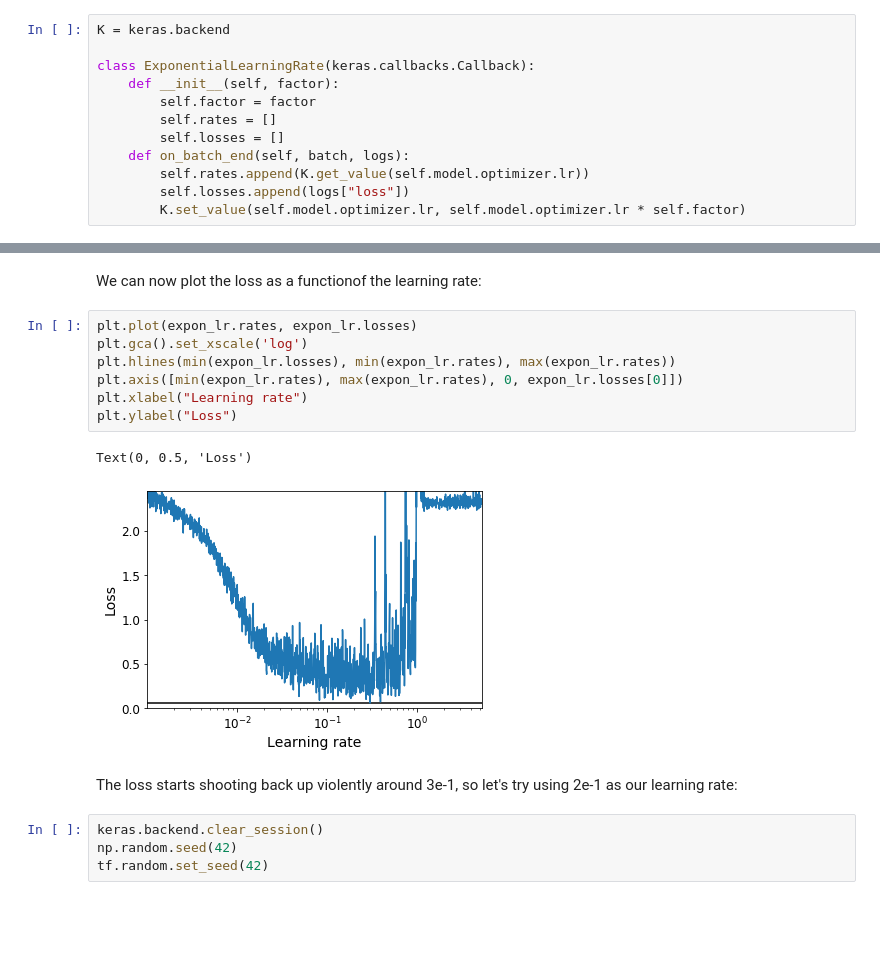
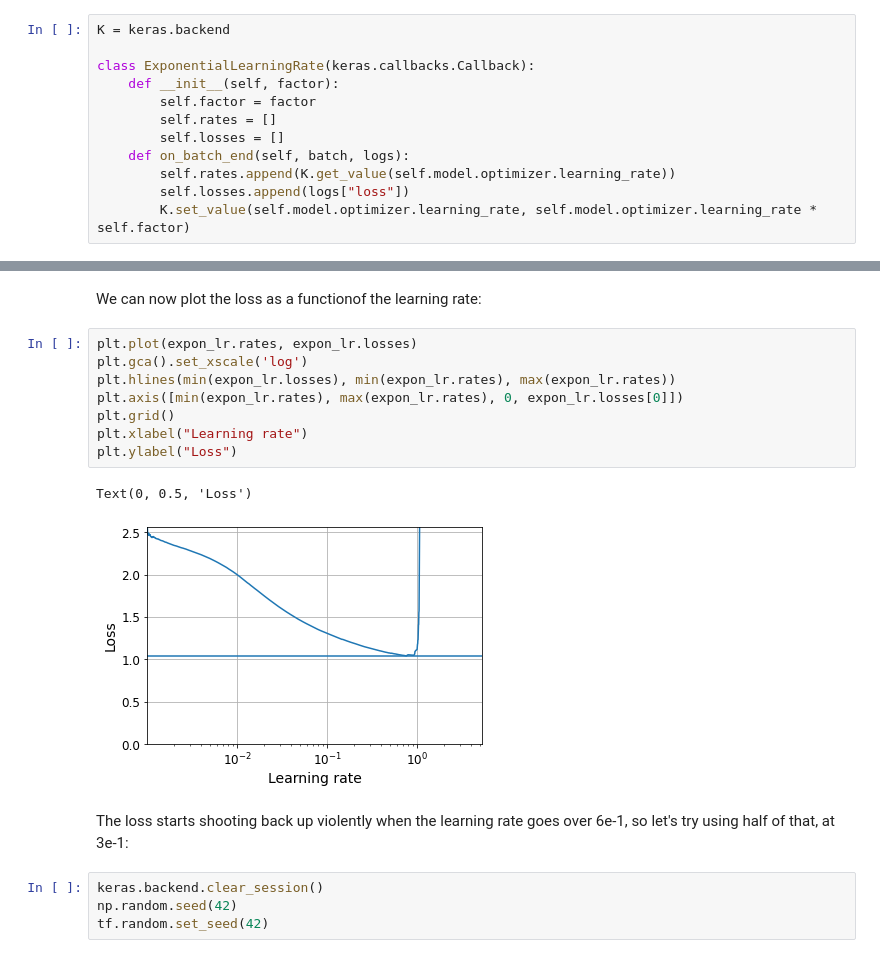
Before and after one commit to rapidcrawler/homl_2e, a Jupyter notebook: a_ageron/10_neural_nets_with_keras.ipynb, the cells around one changed output, grey strips where cells are left out. Cells and saved outputs as stored; diff of their text form; blank space fills up the shorter version.

```diff
--- a/a_ageron/10_neural_nets_with_keras.ipynb
+++ b/a_ageron/10_neural_nets_with_keras.ipynb
@@ -1198,9 +1195,9 @@ class ExponentialLearningRate(keras.callbacks.Callback):
         self.rates = []
         self.losses = []
     def on_batch_end(self, batch, logs):
-        self.rates.append(K.get_value(self.model.optimizer.lr))
+        self.rates.append(K.get_value(self.model.optimizer.learning_rate))
         self.losses.append(logs["loss"])
-        K.set_value(self.model.optimizer.lr, self.model.optimizer.lr * self.factor)
+        K.set_value(self.model.optimizer.learning_rate, self.model.optimizer.learning_rate * self.factor)
 # %%
 keras.backend.clear_session()
 np.random.seed(42)
@@ -1233,15 +1229,16 @@ We can now plot the loss as a functionof the learning rate:
 # %%
 plt.plot(expon_lr.rates, expon_lr.losses)
 plt.gca().set_xscale('log')
 plt.hlines(min(expon_lr.losses), min(expon_lr.rates), max(expon_lr.rates))
 plt.axis([min(expon_lr.rates), max(expon_lr.rates), 0, expon_lr.losses[0]])
+plt.grid()
 plt.xlabel("Learning rate")
 plt.ylabel("Loss")
 # %% [output]
 Text(0, 0.5, 'Loss')
-[figure, old version]
+[figure, new version]
 # %% [markdown]
-The loss starts shooting back up violently around 3e-1, so let's try using 2e-1 as our learning rate:
+The loss starts shooting back up violently when the learning rate goes over 6e-1, so let's try using half of that, at 3e-1:
 # %%
 keras.backend.clear_session()
 np.random.seed(42)
```
Also changed, not shown: parts of 53 cells of this notebook, 25 other files.
